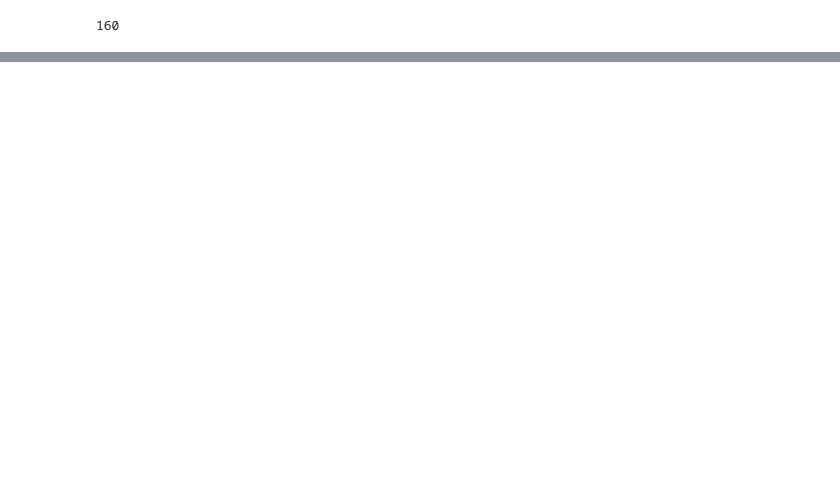
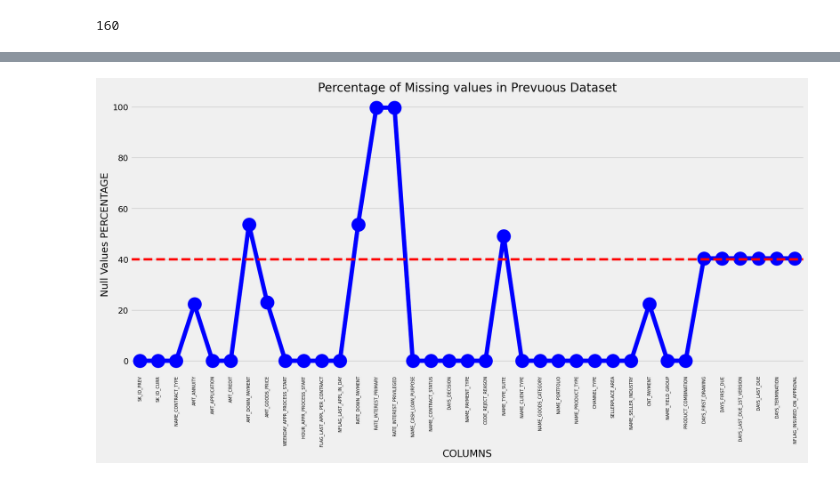
Before and after one commit to jayacpc9/FSDS_Classes, a Jupyter notebook: Python_Workspace/Notebook/06252026_Bank_loan_risk_analysis.ipynb, the cells around one changed output, grey strips where cells are left out. Saved outputs shown, nothing was run; the diff lists cells and outputs as text; code cells hidden in the pictures; blank space fills up the shorter version.

```diff
--- a/Python_Workspace/Notebook/06252026_Bank_loan_risk_analysis.ipynb
+++ b/Python_Workspace/Notebook/06252026_Bank_loan_risk_analysis.ipynb
@@ -103,0 +274,11 @@ Total Columns :  37
+# %%
+
+def show_null_value_percentage_graph(dataset_name,data_frame):
+    plt.figure(figsize=(18,8))
+    ax = sns.pointplot(data=data_frame, x="Column Name", y="Null Values Percentage", color='blue')
+    plt.xticks(rotation =90,fontsize =7)
+    ax.axhline(40, ls='--',color='red')
+    plt.title("Percentage of Missing values in "+dataset_name)
+    plt.ylabel("Null Values PERCENTAGE")
+    plt.xlabel("COLUMNS")
+    plt.show()
@@ -103,0 +289,10 @@ Total Columns :  37
+# %%
+null_previous_df = pd.DataFrame((previous_df.isnull().sum())*100/previous_df.shape[0]).reset_index()
+null_previous_df.head()
+null_previous_df.columns = ['Column Name', 'Null Values Percentage']
+null_previous_df.columns
+
+
+show_null_value_percentage_graph("Prevuous Dataset",null_previous_df)
+# %% [output]
+[figure, added]
```
Also changed, not shown: parts of 66 cells of this notebook, 2 other files.
